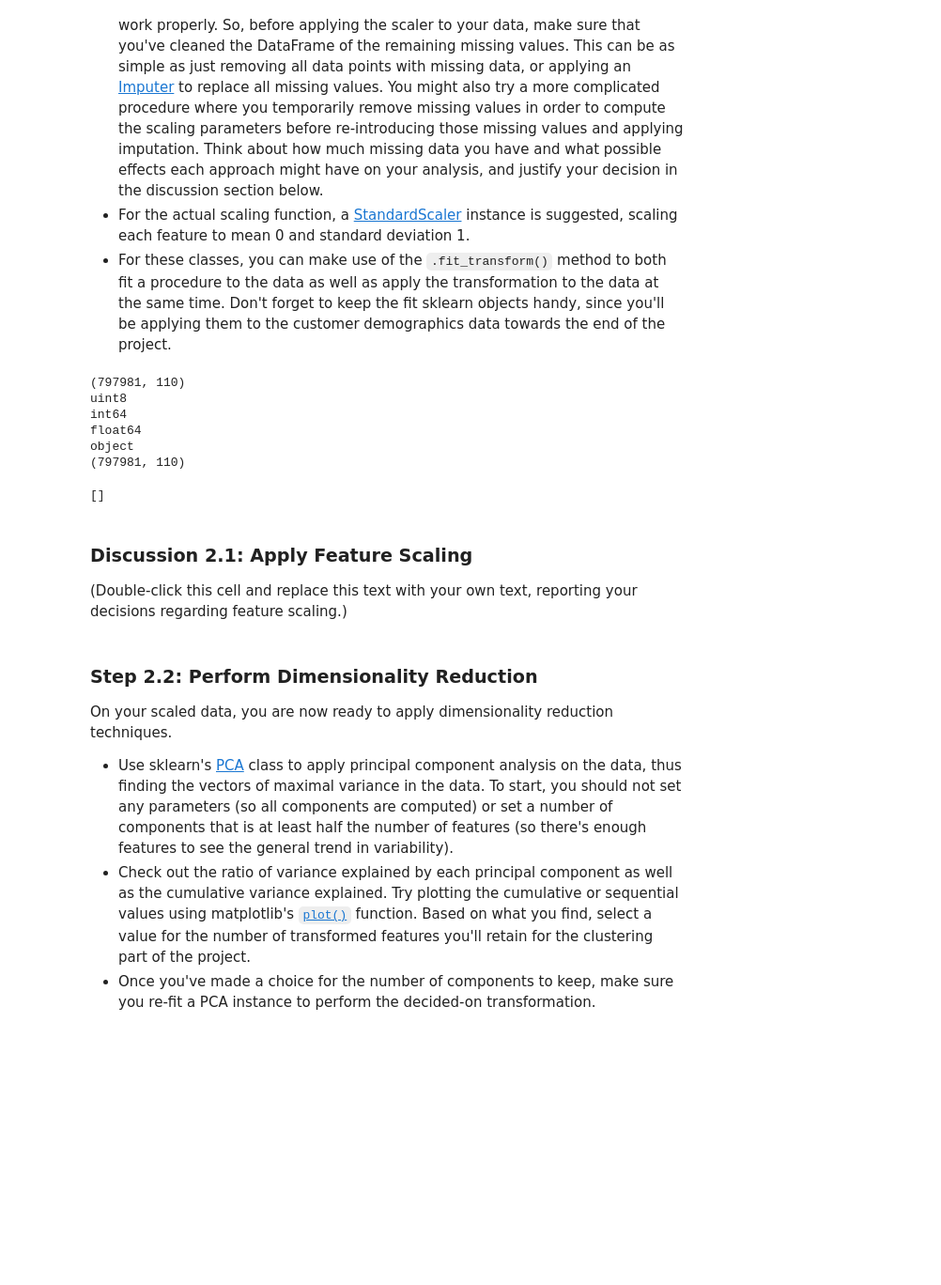
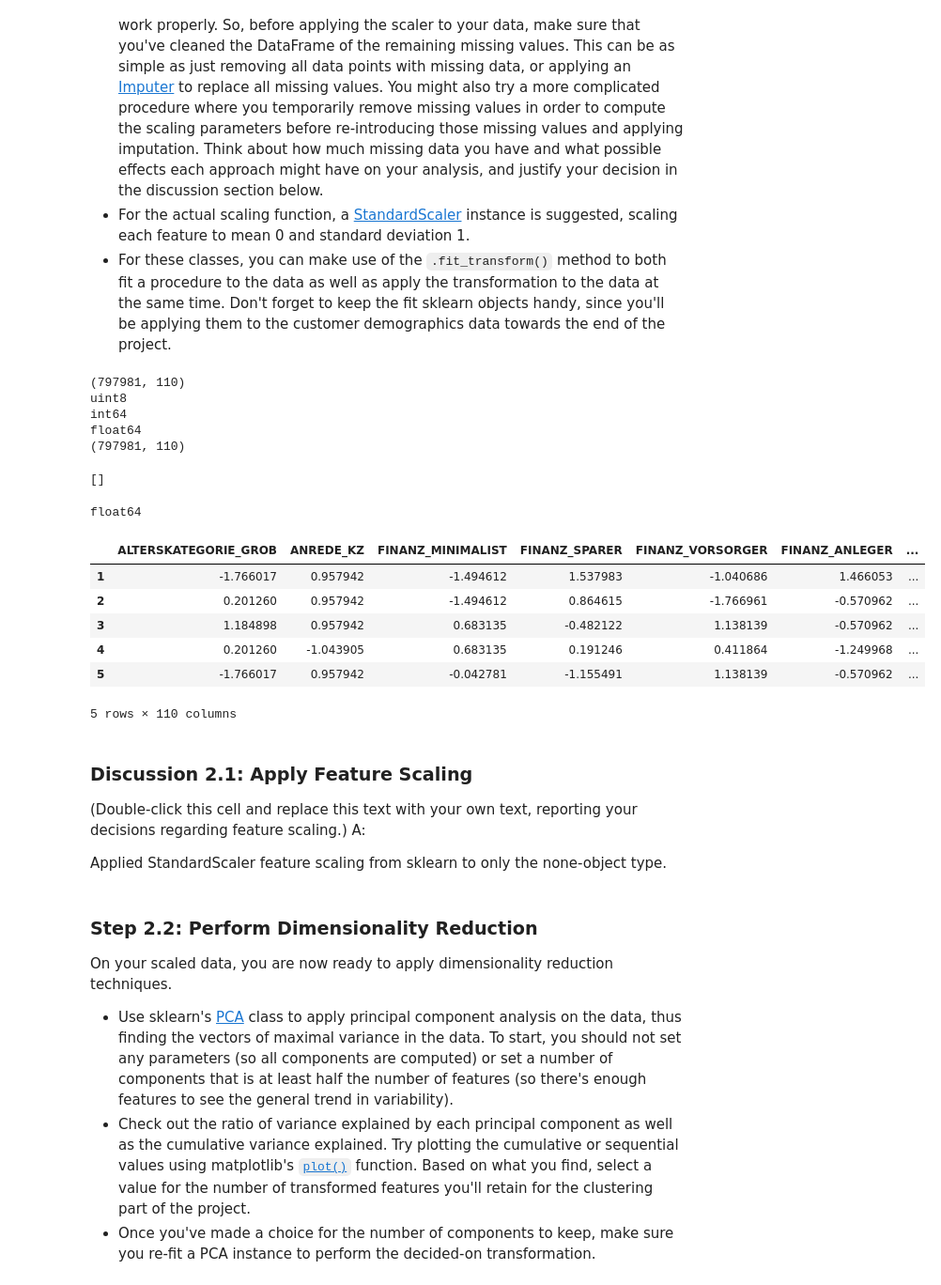
Before and after one commit to dylan-shao/ML-DS-Udacity_Data_Scientist_Nanodegree, a Jupyter notebook: 0. Projects/Unspuervised Learning: Identify_Customer_Segments/Identify_Customer_Segments.ipynb, the cells around one changed output. Shown at 94% size. Drawn from its saved outputs; the diff is of its cells as text; code cells hidden in the pictures; blank space fills up the shorter version.

```diff
--- a/0. Projects/Unspuervised Learning: Identify_Customer_Segments/Identify_Customer_Segments.ipynb
+++ b/0. Projects/Unspuervised Learning: Identify_Customer_Segments/Identify_Customer_Segments.ipynb
@@ -850,29 +865,34 @@ Before we apply dimensionality reduction techniques to the data, we need to perf
 # %%
 # If you've not yet cleaned the dataset of all NaN values, then investigate and
 # do that now.
-print(one_hot_data.shape)
+def get_none_object_list(df):
+    g = df.columns.to_series().groupby(df.dtypes).groups
 
-imp = SimpleImputer(missing_values=np.nan, strategy='mean')
-g = one_hot_data.columns.to_series().groupby(one_hot_data.dtypes).groups
+    # get none object columns
+    list1 = []
+    for k, v in g.items():
+        print(k.name)
+        if k.name != 'object':
+            list1 = list1 + v.tolist()
+    return list1
 
-# get none object columns
-list1 = []
-list2 = []
-for k, v in g.items():
-    print(k.name)
-    if k.name != 'object':
-        list1 = list1 + v.tolist()
-    else:
-        list2 = list2 + v.tolist()
+def replace_missing_values(df):
+    print(df.shape)
 
-one_hot_data[list]  = imp.fit_transform(one_hot_data[list])
-print(one_hot_data.shape)
+    imp = SimpleImputer(missing_values=np.nan, strategy='mean')
+
+    list1 = get_none_object_list(df)
+
+    df[list1]  = imp.fit_transform(df[list1])
+    print(df.shape)
+    return df
+
+one_hot_data = replace_missing_values(one_hot_data)
 # %% [output]
 (797981, 110)
 uint8
 int64
 float64
-object
 (797981, 110)
 # %%
 # test
@@ -884,10 +904,32 @@ name_list_10
 []
 # %%
 # Apply feature scaling to the general population demographics data.
+
+def feature_scale(df):
+    list1 = get_none_object_list(df)
+    df[list1] = p.StandardScaler().fit_transform(df[list1])
+    return df
+
+one_hot_data = feature_scale(one_hot_data)
+# %% [output]
+float64
+# %%
+one_hot_data.head()
+# %% [output]
+|  | ALTERSKATEGORIE_GROB | ANREDE_KZ | FINANZ_MINIMALIST | FINANZ_SPARER | FINANZ_VORSORGER | FINANZ_ANLEGER | ... |
+| 1 | -1.766017 | 0.957942 | -1.494612 | 1.537983 | -1.040686 | 1.466053 | ... |
+| 2 | 0.201260 | 0.957942 | -1.494612 | 0.864615 | -1.766961 | -0.570962 | ... |
+| 3 | 1.184898 | 0.957942 | 0.683135 | -0.482122 | 1.138139 | -0.570962 | ... |
+| 4 | 0.201260 | -1.043905 | 0.683135 | 0.191246 | 0.411864 | -1.249968 | ... |
+| 5 | -1.766017 | 0.957942 | -0.042781 | -1.155491 | 1.138139 | -0.570962 | ... |
+5 rows × 110 columns
 # %% [markdown]
 ### Discussion 2.1: Apply Feature Scaling
 
 (Double-click this cell and replace this text with your own text, reporting your decisions regarding feature scaling.)
+A:
+
+Applied StandardScaler feature scaling from sklearn to only the none-object type.
 # %% [markdown]
 ### Step 2.2: Perform Dimensionality Reduction
 
```
Also changed, not shown: parts of 15 cells of this notebook, 18 other files.
